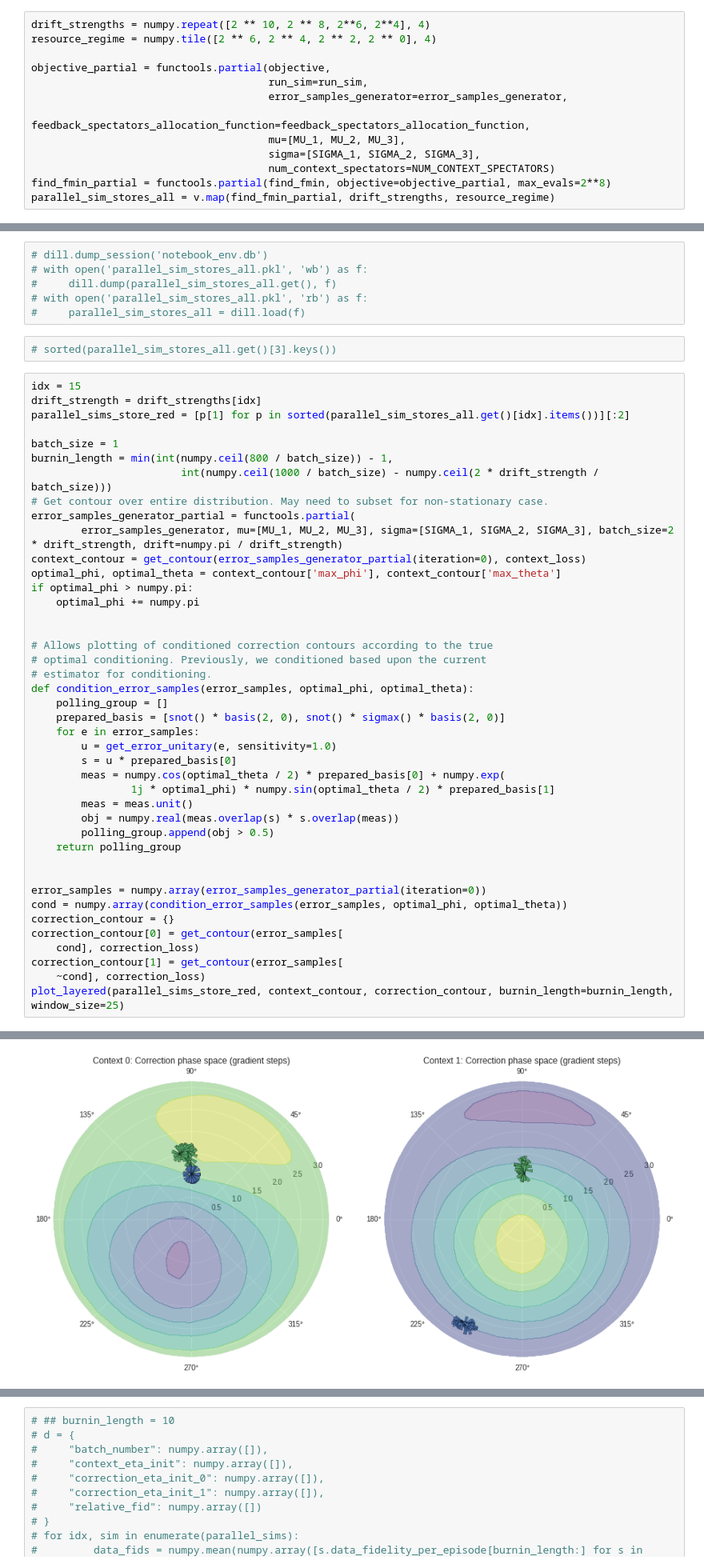
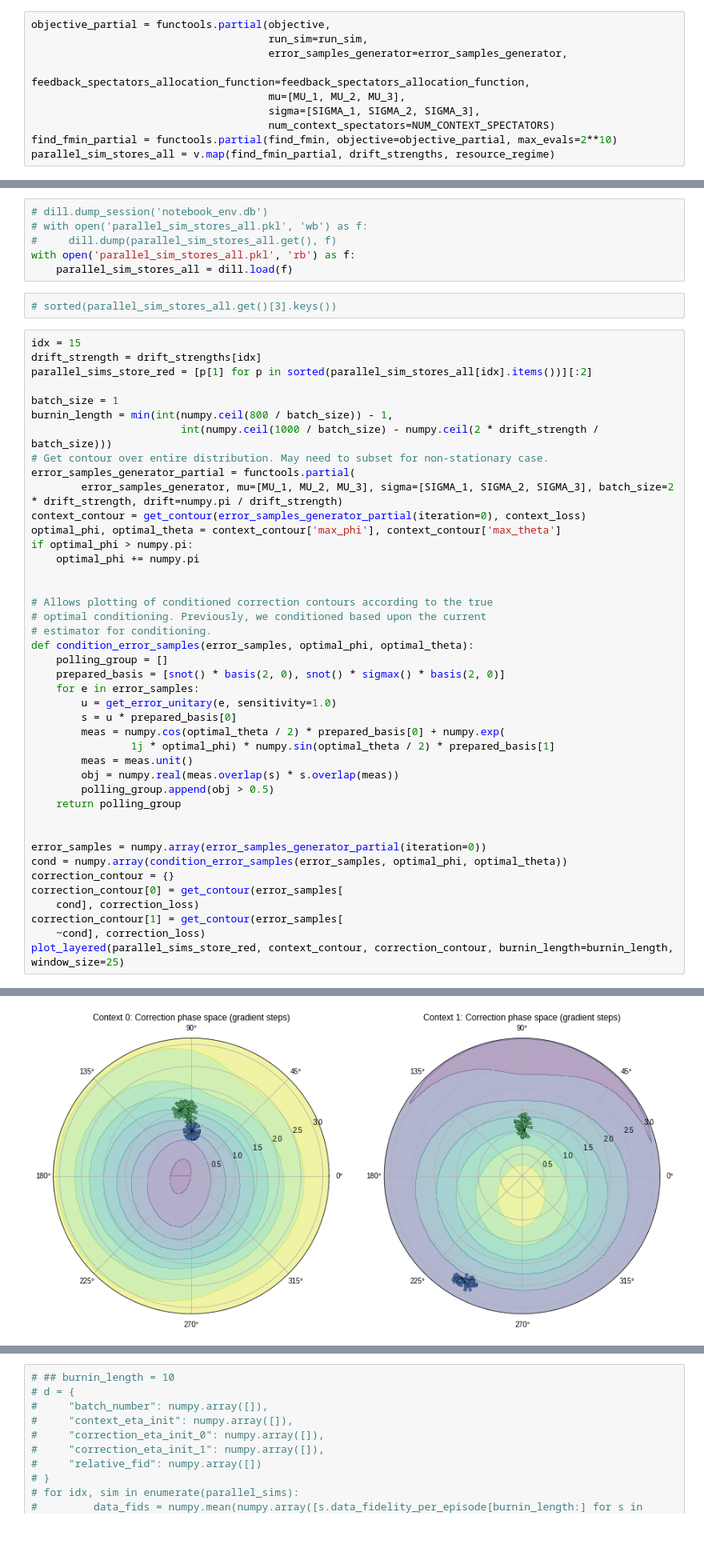
Before and after one commit to farice/SpectatorQubits, a Jupyter notebook: MAB-continuous-analytic-arbitrary-axis.ipynb, the cells around one changed output, grey strips where cells are left out. Shown at 80% size. Drawn from its saved outputs; the diff is of its cells as text; blank space fills up the shorter version.

```diff
--- a/MAB-continuous-analytic-arbitrary-axis.ipynb
+++ b/MAB-continuous-analytic-arbitrary-axis.ipynb
@@ -351,7 +354,4 @@ def error_samples_generator(mu, sigma, drift, iteration, batch_size):
 # %%
-drift_strengths = numpy.repeat([2 ** 10, 2 ** 8, 2**6, 2**4], 4)
-resource_regime = numpy.tile([2 ** 6, 2 ** 4, 2 ** 2, 2 ** 0], 4)
-
 objective_partial = functools.partial(objective,
                                       run_sim=run_sim,
                                       error_samples_generator=error_samples_generator,
@@ -359,7 +359,7 @@ objective_partial = functools.partial(objective,
                                       mu=[MU_1, MU_2, MU_3],
                                       sigma=[SIGMA_1, SIGMA_2, SIGMA_3],
                                       num_context_spectators=NUM_CONTEXT_SPECTATORS)
-find_fmin_partial = functools.partial(find_fmin, objective=objective_partial, max_evals=2**8)
+find_fmin_partial = functools.partial(find_fmin, objective=objective_partial, max_evals=2**10)
 parallel_sim_stores_all = v.map(find_fmin_partial, drift_strengths, resource_regime)
 # %%
 parallel_sim_stores_all.get()
@@ -369,14 +369,14 @@ parallel_sim_stores_all.get()
 # dill.dump_session('notebook_env.db')
 # with open('parallel_sim_stores_all.pkl', 'wb') as f:
 #     dill.dump(parallel_sim_stores_all.get(), f)
-# with open('parallel_sim_stores_all.pkl', 'rb') as f:
-#     parallel_sim_stores_all = dill.load(f)
+with open('parallel_sim_stores_all.pkl', 'rb') as f:
+    parallel_sim_stores_all = dill.load(f)
 # %%
 # sorted(parallel_sim_stores_all.get()[3].keys())
 # %%
 idx = 15
 drift_strength = drift_strengths[idx]
-parallel_sims_store_red = [p[1] for p in sorted(parallel_sim_stores_all.get()[idx].items())][:2]
+parallel_sims_store_red = [p[1] for p in sorted(parallel_sim_stores_all[idx].items())][:2]
 
 batch_size = 1
 burnin_length = min(int(numpy.ceil(800 / batch_size)) - 1,
@@ -420 +420 @@ plot_layered(parallel_sims_store_red, context_contour, correction_contour, burni
-[figure, old version]
+[figure, new version]
```
Also changed, not shown: parts of 3 cells of this notebook, 4 other files.
